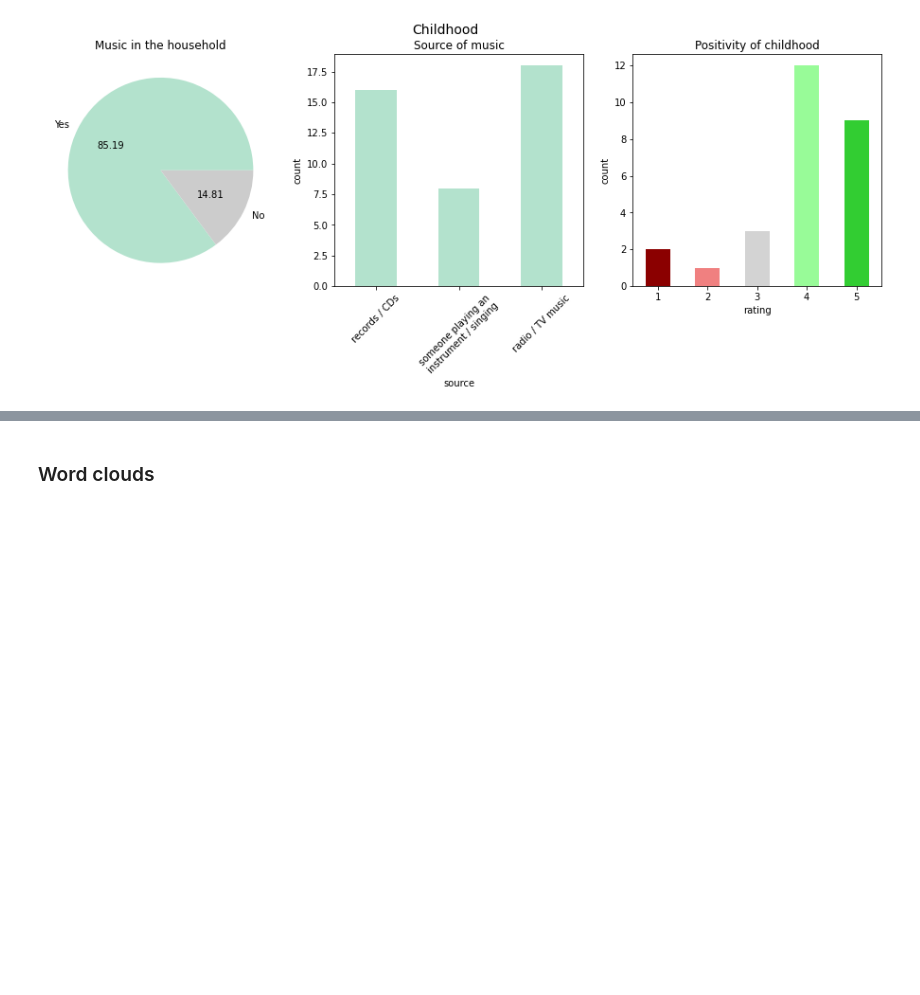
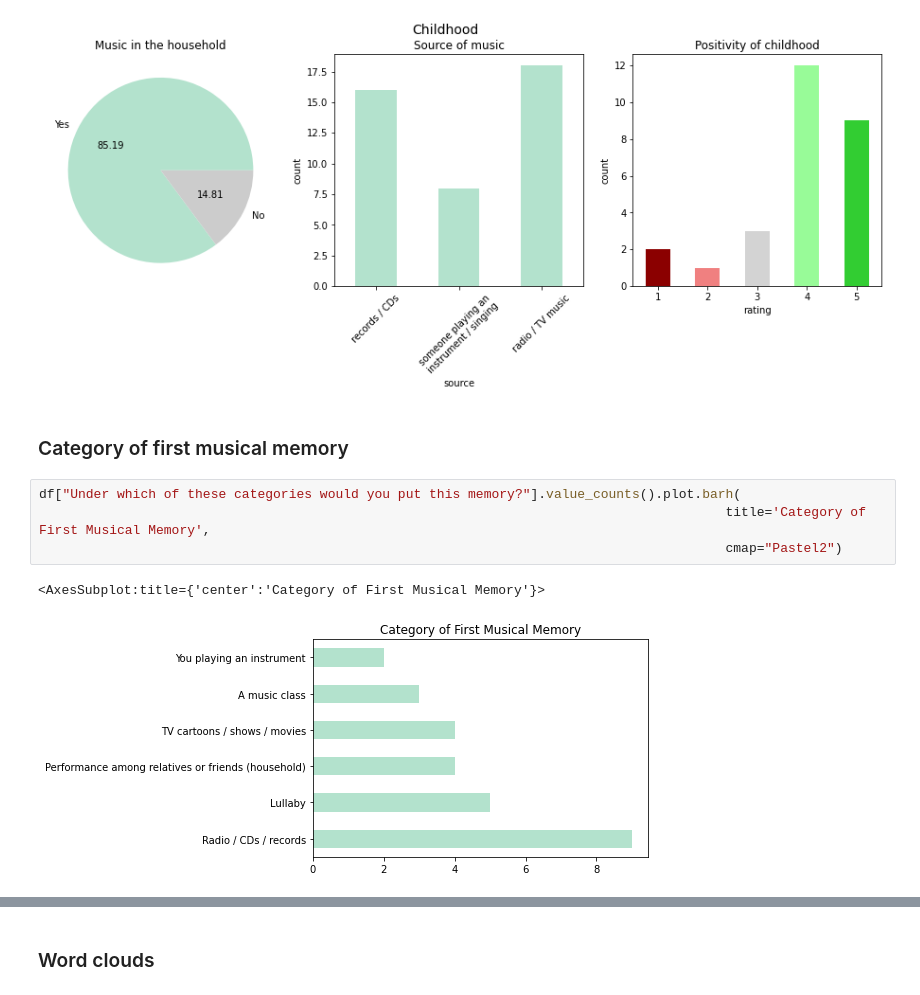
Before and after one commit to chrispla/early-musical-memories, a Jupyter notebook: vis.ipynb, the cells around one changed output, grey strips where cells are left out. Saved outputs shown, nothing was run; the diff lists cells and outputs as text; blank space fills up the shorter version.

Commit message:
Added age plots and word clouds

```diff
--- a/vis.ipynb
+++ b/vis.ipynb
@@ -186,3 +186,12 @@ axes[2].set_xticklabels(labels=['1','2','3','4','5'], rotation=0)
  Text(3, 0, '4'),
  Text(4, 0, '5')]
 [figure]
+# %% [markdown]
+### Category of first musical memory
+# %%
+df["Under which of these categories would you put this memory?"].value_counts().plot.barh(
+                                                                                        title='Category of First Musical Memory',
+                                                                                        cmap="Pastel2")
+# %% [output]
+<AxesSubplot:title={'center':'Category of First Musical Memory'}>
+[figure, added]
```
Also changed, not shown: parts of 4 cells of this notebook.
